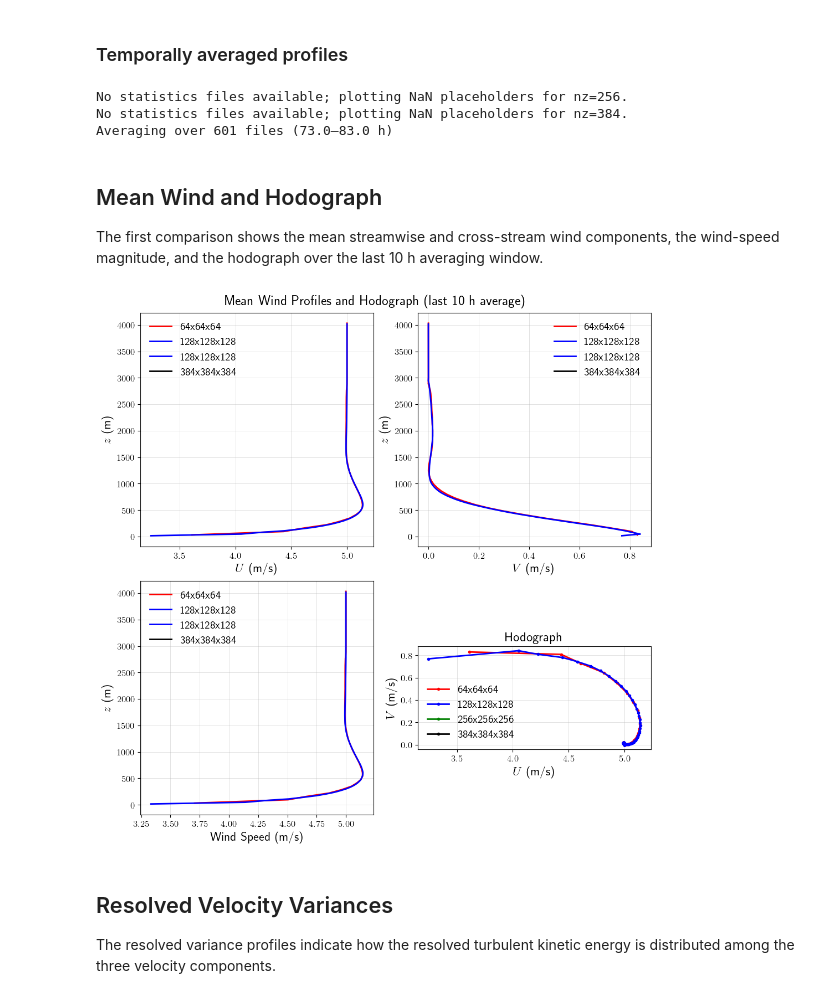
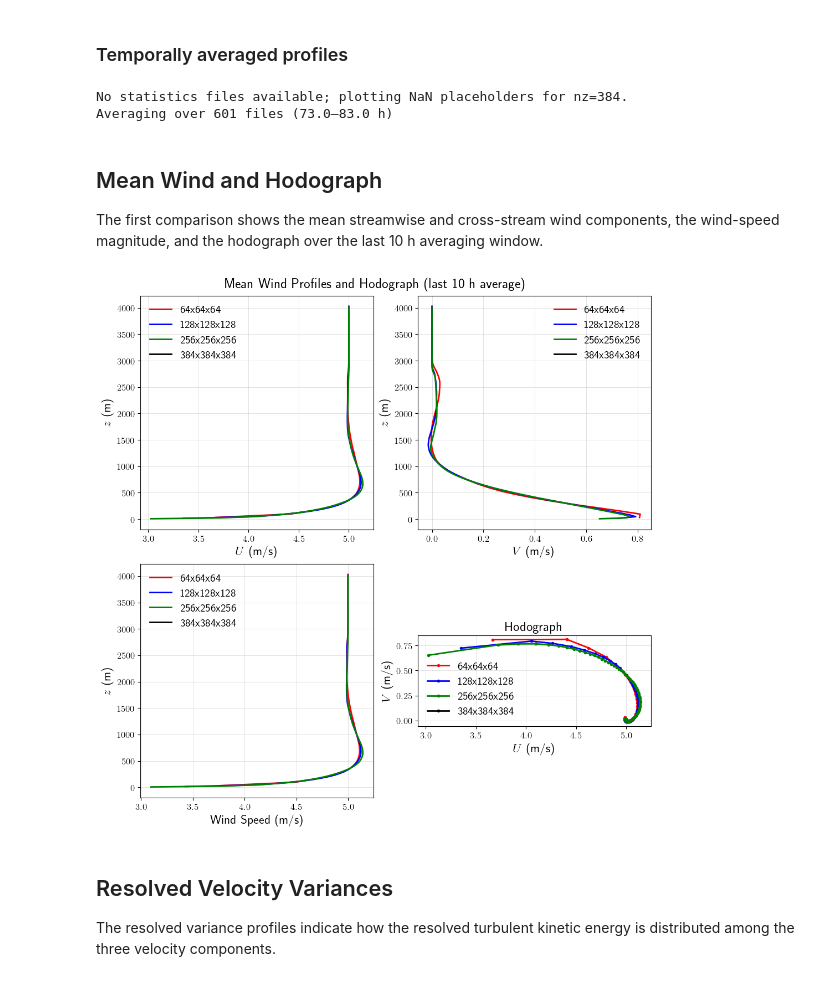
Before and after one commit to Sukantabasu/jax-alfa, a Jupyter notebook: docs/source/examples/NBL_A94/notebooks/NBL_A94_ResolutionSensitivity.ipynb, the cells around one changed output. Saved outputs shown, nothing was run; the diff lists cells and outputs as text; code cells hidden in the pictures.

```diff
--- a/docs/source/examples/NBL_A94/notebooks/NBL_A94_ResolutionSensitivity.ipynb
+++ b/docs/source/examples/NBL_A94/notebooks/NBL_A94_ResolutionSensitivity.ipynb
@@ -22,13 +22,13 @@ from pathlib import Path
 # %%
 from pathlib import Path
 
-# Base directory (JAXALFA0.1/)
+# Base directory (jaxalfa/)
 def find_repo_root(start=None):
     path = Path(start or ('__file__' in globals() and __file__) or Path.cwd()).resolve()
     for candidate in (path, *path.parents):
         if (candidate / 'examples').is_dir() and (candidate / 'docs').is_dir():
             return candidate
-    raise FileNotFoundError('Could not locate JAXALFA0.1 repository root')
+    raise FileNotFoundError('Could not locate jaxalfa repository root')
 
 BaseDir = find_repo_root()
 
@@ -39,7 +39,7 @@ def read_config(run_dir):
 
 
 optSGS = 1  # LASDD-SM: 1, LASDD-WL: 2, LAD-SM: 3, LAD-WL: 4
-optPrecision = 'SP'  # 'DP' or 'SP'
+optPrecision = 'DP'  # 'DP' or 'SP'
 
 _sgs = {1: 'LASDD_SM', 2: 'LASDD_WL', 3: 'LAD_SM', 4: 'LAD_WL'}
 _run = lambda res: f"{res}_{_sgs[optSGS]}_{optPrecision}"
@@ -209,7 +209,6 @@ wTH_tot_4 = wTH_avg_4 + qz_avg_4
 print(f'Averaging over {T_end_index - T_start_index + 1} files '
       f'({T_start/3600:.1f}–{T_end/3600:.1f} h)')
 # %% [output]
-No statistics files available; plotting NaN placeholders for nz=256.
 No statistics files available; plotting NaN placeholders for nz=384.
 Averaging over 601 files (73.0–83.0 h)
 # %%
@@ -247,35 +246,35 @@ run_styles = {
 def plot_run_profile(ax, x, z, xlabel, run_label):
     style = run_styles[run_label]
     ax.plot(x, z, color=style['color'], linestyle=style['linestyle'], linewidth=2, label=run_label)
     ax.set_xlabel(xlabel)
     ax.set_ylabel(r"$z$ (m)")
 
 for lbl, U, V, S, z in [('64x64x64',    U_avg_1, V_avg_1, S_avg_1, z_1),
                           ('128x128x128',    U_avg_2, V_avg_2, S_avg_2, z_2),
-                          ('128x128x128', U_avg_3, V_avg_3, S_avg_3, z_3),
+                          ('256x256x256', U_avg_3, V_avg_3, S_avg_3, z_3),
                           ('384x384x384', U_avg_4, V_avg_4, S_avg_4, z_4)]:
     plot_run_profile(axs[0], U, z, r"$U$ (m/s)", lbl)
     plot_run_profile(axs[1], V, z, r"$V$ (m/s)", lbl)
     plot_run_profile(axs[2], S, z, r"Wind Speed (m/s)", lbl)
 
 for lbl, U, V, style in [('64x64x64',    U_avg_1, V_avg_1, run_styles['64x64x64']),
                            ('128x128x128',    U_avg_2, V_avg_2, run_styles['128x128x128']),
                            ('256x256x256', U_avg_3, V_avg_3, run_styles['256x256x256']),
                            ('384x384x384', U_avg_4, V_avg_4, run_styles['384x384x384'])]:
     axs[3].plot(U, V, color=style['color'], linestyle='-', marker='o',
                 linewidth=2, markersize=3, label=lbl)
 axs[3].set_xlabel(r"$U$ (m/s)")
 axs[3].set_ylabel(r"$V$ (m/s)")
 axs[3].set_title('Hodograph')
 axs[3].set_aspect('equal')
 
 for ax in axs:
     ax.grid()
     ax.legend(frameon=False)
 fig.suptitle("Mean Wind Profiles and Hodograph (last 10 h average)", fontsize=18)
 plt.show()
 # %% [output]
-[figure, old version]
+[figure, new version]
 # %% [markdown]
 ## Resolved Velocity Variances
 
```
Also changed, not shown: parts of 5 cells of this notebook, 32 other files.
